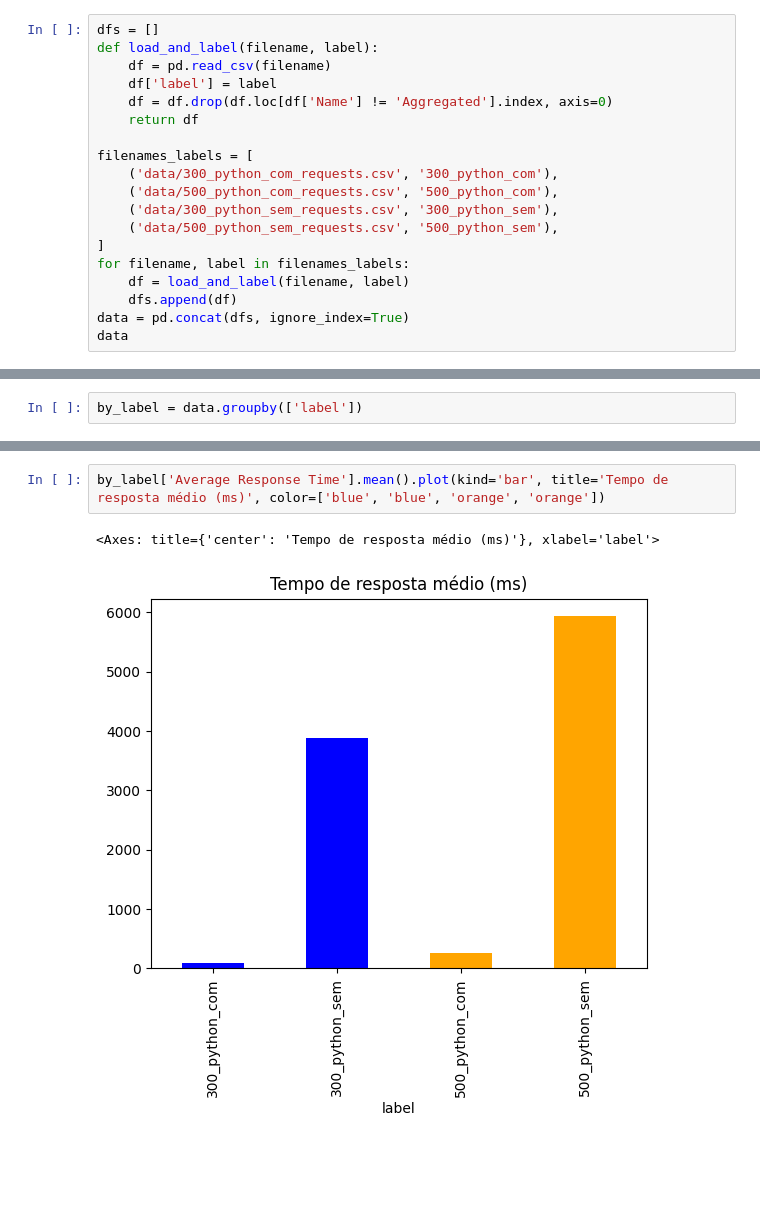
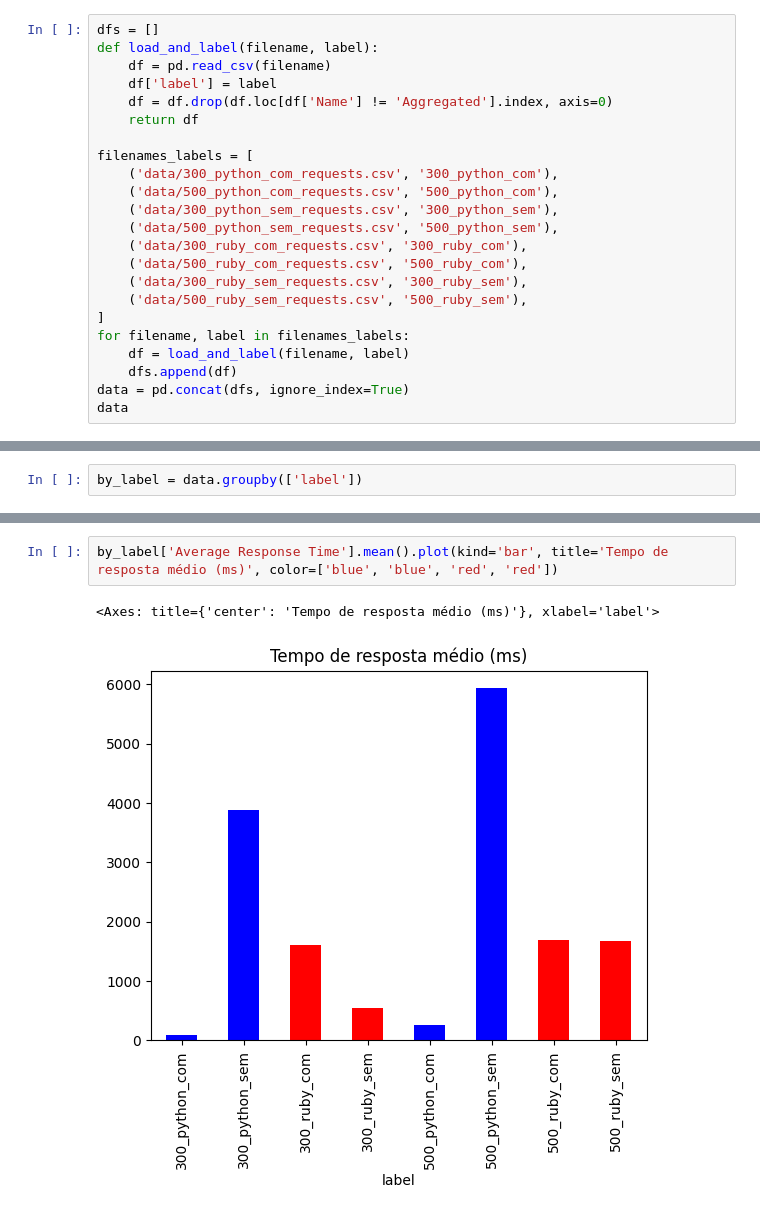
Before and after one commit to rafaelsalb/comp-dist-av2, a Jupyter notebook: lista_docker/4/graphs.ipynb, the cells around one changed output, grey strips where cells are left out. Cells and saved outputs as stored; diff of their text form; blank space fills up the shorter version.

Commit message:
com ruby

```diff
--- a/lista_docker/4/graphs.ipynb
+++ b/lista_docker/4/graphs.ipynb
@@ -14,6 +14,10 @@ filenames_labels = [
     ('data/500_python_com_requests.csv', '500_python_com'),
     ('data/300_python_sem_requests.csv', '300_python_sem'),
     ('data/500_python_sem_requests.csv', '500_python_sem'),
+    ('data/300_ruby_com_requests.csv', '300_ruby_com'),
+    ('data/500_ruby_com_requests.csv', '500_ruby_com'),
+    ('data/300_ruby_sem_requests.csv', '300_ruby_sem'),
+    ('data/500_ruby_sem_requests.csv', '500_ruby_sem'),
 ]
 for filename, label in filenames_labels:
     df = load_and_label(filename, label)
@@ -47,6 +59,6 @@ by_label['Requests/s'].mean().plot(kind='bar', title='Requests/s', color=['blue'
 # %%
-by_label['Average Response Time'].mean().plot(kind='bar', title='Tempo de resposta médio (ms)', color=['blue', 'blue', 'orange', 'orange'])
+by_label['Average Response Time'].mean().plot(kind='bar', title='Tempo de resposta médio (ms)', color=['blue', 'blue', 'red', 'red'])
 # %% [output]
 <Axes: title={'center': 'Tempo de resposta médio (ms)'}, xlabel='label'>
-[figure, old version]
+[figure, new version]
 # %%
```
Also changed, not shown: parts of 6 cells of this notebook, 1 other file.
